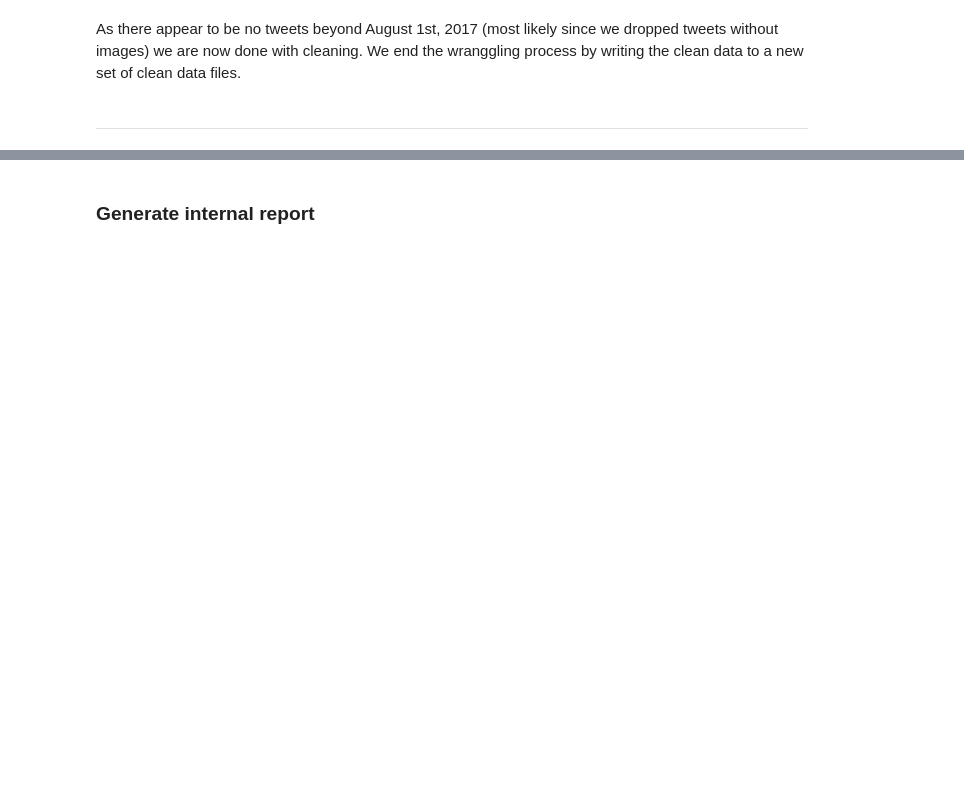
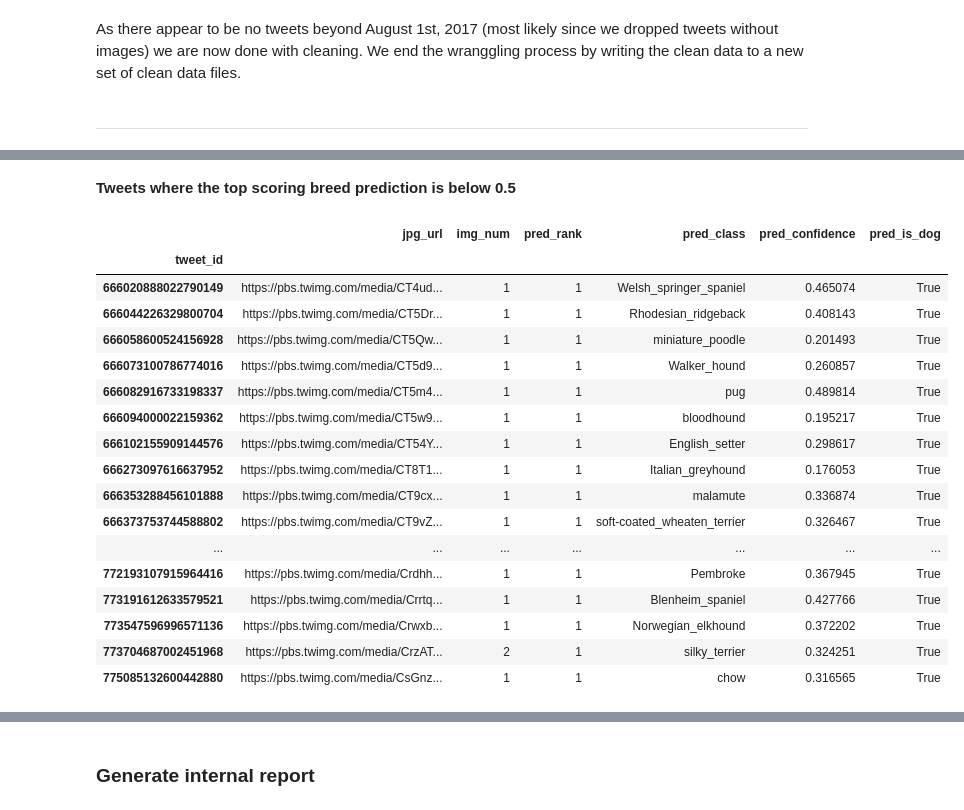
Before and after one commit to benvens-udacity/wrangle-and-analyze-data, a Jupyter notebook: wrangle_act.ipynb, the cells around one changed output, grey strips where cells are left out. Saved outputs shown, nothing was run; the diff lists cells and outputs as text; code cells hidden in the pictures; blank space fills up the shorter version.

```diff
--- a/wrangle_act.ipynb
+++ b/wrangle_act.ipynb
@@ -480,0 +515,2 @@ image_predictions_df.to_csv('clean/image_predictions.csv')
+# %% [markdown]
+**Tweets where the top scoring breed prediction is below 0.5**
@@ -480,0 +520,21 @@ image_predictions_df.to_csv('clean/image_predictions.csv')
+# %%
+dog_preds[dog_preds['pred_confidence'] < 0.5]
+# %% [output]
+|  | jpg_url | img_num | pred_rank | pred_class | pred_confidence | pred_is_dog |
+| tweet_id |  |  |  |  |  |  |
+| 666020888022790149 | https://pbs.twimg.com/media/CT4ud... | 1 | 1 | Welsh_springer_spaniel | 0.465074 | True |
+| 666044226329800704 | https://pbs.twimg.com/media/CT5Dr... | 1 | 1 | Rhodesian_ridgeback | 0.408143 | True |
+| 666058600524156928 | https://pbs.twimg.com/media/CT5Qw... | 1 | 1 | miniature_poodle | 0.201493 | True |
+| 666073100786774016 | https://pbs.twimg.com/media/CT5d9... | 1 | 1 | Walker_hound | 0.260857 | True |
+| 666082916733198337 | https://pbs.twimg.com/media/CT5m4... | 1 | 1 | pug | 0.489814 | True |
+| 666094000022159362 | https://pbs.twimg.com/media/CT5w9... | 1 | 1 | bloodhound | 0.195217 | True |
+| 666102155909144576 | https://pbs.twimg.com/media/CT54Y... | 1 | 1 | English_setter | 0.298617 | True |
+| 666273097616637952 | https://pbs.twimg.com/media/CT8T1... | 1 | 1 | Italian_greyhound | 0.176053 | True |
+| 666353288456101888 | https://pbs.twimg.com/media/CT9cx... | 1 | 1 | malamute | 0.336874 | True |
+| 666373753744588802 | https://pbs.twimg.com/media/CT9vZ... | 1 | 1 | soft-coated_wheaten_terrier | 0.326467 | True |
+| ... | ... | ... | ... | ... | ... | ... |
+| 772193107915964416 | https://pbs.twimg.com/media/Crdhh... | 1 | 1 | Pembroke | 0.367945 | True |
+| 773191612633579521 | https://pbs.twimg.com/media/Crrtq... | 1 | 1 | Blenheim_spaniel | 0.427766 | True |
+| 773547596996571136 | https://pbs.twimg.com/media/Crwxb... | 1 | 1 | Norwegian_elkhound | 0.372202 | True |
+| 773704687002451968 | https://pbs.twimg.com/media/CrzAT... | 2 | 1 | silky_terrier | 0.324251 | True |
+| 775085132600442880 | https://pbs.twimg.com/media/CsGnz... | 1 | 1 | chow | 0.316565 | True |
```
Also changed, not shown: parts of 15 cells of this notebook, 3 other files.
